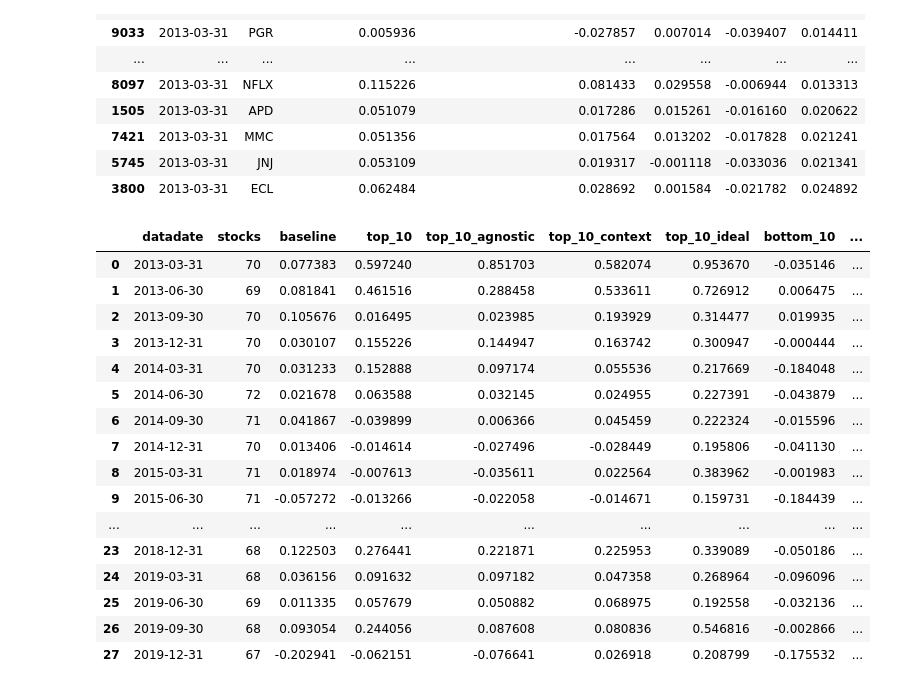
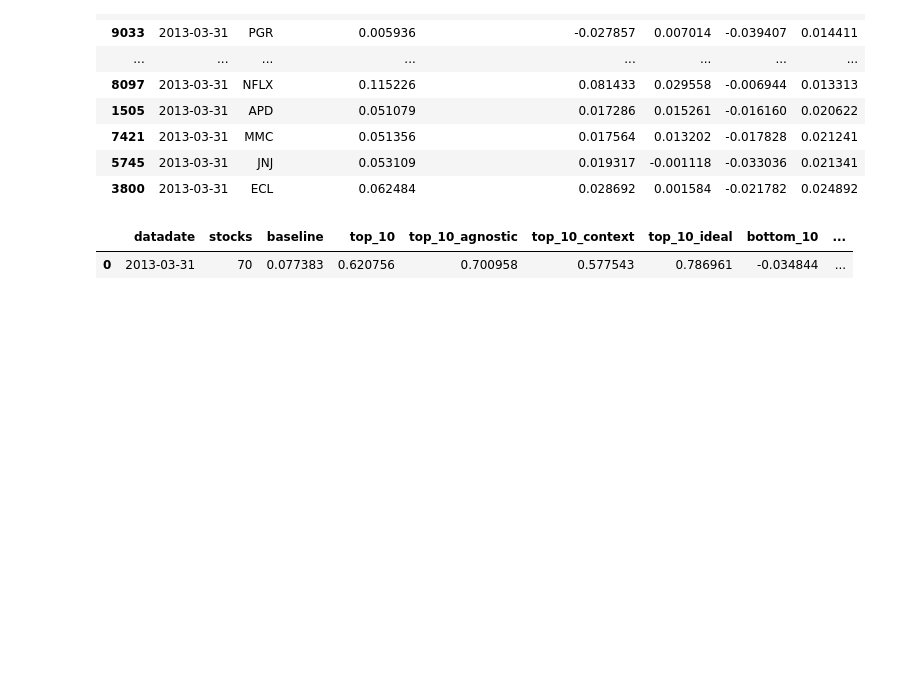
Before and after one commit to edocampione/4YP, a Jupyter notebook: models/res.ipynb, the cells around one changed output. Cells and saved outputs as stored; diff of their text form; code cells hidden in the pictures; blank space fills up the shorter version.

```diff
--- a/models/res.ipynb
+++ b/models/res.ipynb
@@ -259,8 +259,8 @@ grid_search.fit(X_valid_scaled, y_valid)
 
 # Get the best alpha
 best_alpha = grid_search.best_params_['alpha']
-print(f"Best alpha: {best_alpha}")
+#print(f"Best alpha: {best_alpha}")
 # Train the Ridge model with the best alpha
-ridge_model = Ridge(alpha=10)
+ridge_model = Ridge(alpha=best_alpha)
 ridge_model.fit(X_train_valid, y_train_valid)
 # %% [output]
@@ -294,9 +293,9 @@ grid_search.fit(X_valid_scaled, y_valid)
 
 # Get the best alpha
 best_alpha = grid_search.best_params_['alpha']
-print(f"Best alpha: {best_alpha}")
+#print(f"Best alpha: {best_alpha}")
 
 # Train the Ridge model with the best alpha
-agnostic_model = Ridge(alpha=10)
+agnostic_model = Ridge(alpha=best_alpha)
 agnostic_model.fit(X_train_valid_c, y_train_valid)
 # %% [output]
@@ -462,7 +460,7 @@ def softmax_weighted_return(df, sort_col, target_col, n=5, largest=True):
     weights = e_scores / e_scores.sum()
     return (selected[target_col] * weights).sum()
 
-def exponential_weighted_return(df, sort_col, target_col, n=20, largest=True, alpha=0.5):
+def exponential_weighted_return(df, sort_col, target_col, n=5, largest=True, alpha=0.2):
     if largest:
         selected = df.nlargest(n, sort_col)
     else:
@@ -537,50 +535,35 @@ df_avg['bottom_10_agnostic'] = results.groupby('datadate').apply(
         group,
         sort_col='y_pred3',
         target_col='next_prccq_change',
         largest=False
     )
 ).reset_index(level=0, drop=True)
 
 # For the predicted bottom 10, weight by predicted returns
 df_avg['bottom_10_context'] = results.groupby('datadate').apply(
     lambda group: exponential_weighted_return(
         group,
         sort_col='y_pred2',
         target_col='next_prccq_change',
         largest=False
     )
 ).reset_index(level=0, drop=True)
 
 # For the ideal bottom 10, weight by the actual returns
 df_avg['bottom_10_ideal'] = results.groupby('datadate').apply(
     lambda group: exponential_weighted_return(
         group,
         sort_col='next_prccq_change',
         target_col='next_prccq_change',
         largest=False
     )
 ).reset_index(level=0, drop=True)
 
 # Display the first 100 rows of the new dataframe
-df_avg.head(100)
+df_avg.head(1)
 # %% [output]
 |  | datadate | stocks | baseline | top_10 | top_10_agnostic | top_10_context | top_10_ideal | bottom_10 | ... |
-| 0 | 2013-03-31 | 70 | 0.077383 | 0.597240 | 0.851703 | 0.582074 | 0.953670 | -0.035146 | ... |
-| 1 | 2013-06-30 | 69 | 0.081841 | 0.461516 | 0.288458 | 0.533611 | 0.726912 | 0.006475 | ... |
-| 2 | 2013-09-30 | 70 | 0.105676 | 0.016495 | 0.023985 | 0.193929 | 0.314477 | 0.019935 | ... |
-| 3 | 2013-12-31 | 70 | 0.030107 | 0.155226 | 0.144947 | 0.163742 | 0.300947 | -0.000444 | ... |
-| 4 | 2014-03-31 | 70 | 0.031233 | 0.152888 | 0.097174 | 0.055536 | 0.217669 | -0.184048 | ... |
-| 5 | 2014-06-30 | 72 | 0.021678 | 0.063588 | 0.032145 | 0.024955 | 0.227391 | -0.043879 | ... |
-| 6 | 2014-09-30 | 71 | 0.041867 | -0.039899 | 0.006366 | 0.045459 | 0.222324 | -0.015596 | ... |
-| 7 | 2014-12-31 | 70 | 0.013406 | -0.014614 | -0.027496 | -0.028449 | 0.195806 | -0.041130 | ... |
-| 8 | 2015-03-31 | 71 | 0.018974 | -0.007613 | -0.035611 | 0.022564 | 0.383962 | -0.001983 | ... |
-| 9 | 2015-06-30 | 71 | -0.057272 | -0.013266 | -0.022058 | -0.014671 | 0.159731 | -0.184439 | ... |
-| ... | ... | ... | ... | ... | ... | ... | ... | ... | ... |
-| 23 | 2018-12-31 | 68 | 0.122503 | 0.276441 | 0.221871 | 0.225953 | 0.339089 | -0.050186 | ... |
-| 24 | 2019-03-31 | 68 | 0.036156 | 0.091632 | 0.097182 | 0.047358 | 0.268964 | -0.096096 | ... |
-| 25 | 2019-06-30 | 69 | 0.011335 | 0.057679 | 0.050882 | 0.068975 | 0.192558 | -0.032136 | ... |
-| 26 | 2019-09-30 | 68 | 0.093054 | 0.244056 | 0.087608 | 0.080836 | 0.546816 | -0.002866 | ... |
-| 27 | 2019-12-31 | 67 | -0.202941 | -0.062151 | -0.076641 | 0.026918 | 0.208799 | -0.175532 | ... |
+| 0 | 2013-03-31 | 70 | 0.077383 | 0.620756 | 0.700958 | 0.577543 | 0.786961 | -0.034844 | ... |
 # %%
 
 risk_free_rate = 0.02  # 2% annual risk-free rate, approximated quarterly
```
Also changed, not shown: parts of 3 cells of this notebook, 4 other files.
